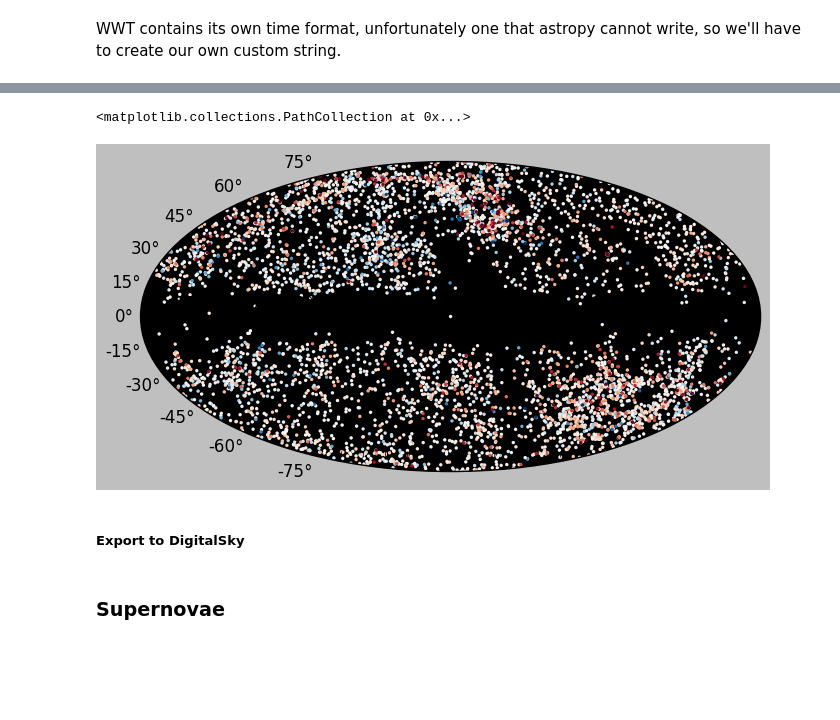
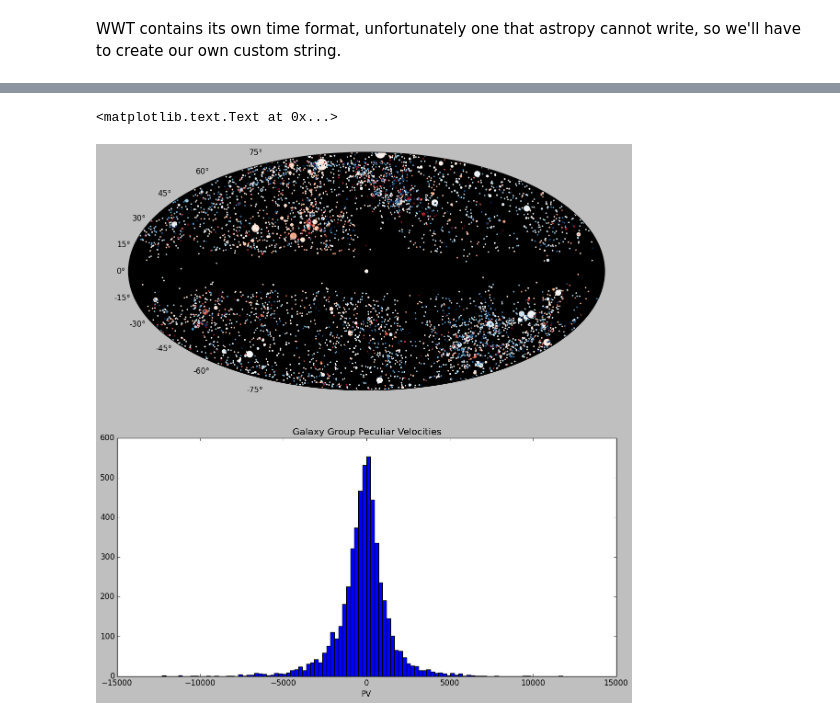
Before and after one commit to marksubbarao/pyWWT_AAS225, a Jupyter notebook: CosmicFlows.ipynb, the cells around one changed output, grey strips where cells are left out. Drawn from its saved outputs; the diff is of its cells as text; code cells hidden in the pictures; blank space fills up the shorter version.

Commit message:
Adding CosmicFlows2

```diff
--- a/CosmicFlows.ipynb
+++ b/CosmicFlows.ipynb
@@ -38,3 +40,0 @@ CosmicFlows.rename_column('__Kmag_', 'Kmag')
-# %%
-CosmicFlows=Cats[1]
-CosmicFlows
@@ -59,5 +66,5 @@ CosmicFlows
 # %%
-from astropy import coordinates, units
-coordsCol=coordinates.Galactic(CosmicFlows['GGLAT'],CosmicFlows['GGLON'],unit=(units.degree, units.degree),distance=coordinates.Distance(CosmicFlows['Dist'],units.mpc))
+coordsCol=SkyCoord(CosmicFlows['GGLAT'],CosmicFlows['GGLON'],unit=(u.degree, u.degree),\
+                   distance=Distance(CosmicFlows['Dist'],u.Mpc),frame='galactic')
 CosmicFlows.add_column(Column(coordsCol.icrs.ra,name='RA',meta={'ucd': 'pos.eq.ra'}),0)
 CosmicFlows.add_column(Column(coordsCol.icrs.dec,name='Dec',meta={'ucd': 'pos.eq.dec'}),1)
@@ -63,0 +94,5 @@ CosmicFlows.add_column(Column(coordsCol.icrs.dec,name='Dec',meta={'ucd': 'pos.eq
+# %%
+colors = map_array_to_colors(CosmicFlows['PV'], "RdBu", scale="linear", vmin=-2500, vmax=2500)
+# %%
+CosmicFlows.add_column(Column(colors,name='colors'))
+CosmicFlows
@@ -108,13 +144,15 @@ ImportError: No module named seaborn
 # %%
-fig = plt.figure (figsize=(8,6))
-ax = fig.add_subplot(111,projection="mollweide", axisbg='black')
+fig = plt.figure (figsize=(14,22))
+ax = fig.add_subplot(311,projection="mollweide", axisbg='black')
 ax.grid(False)
 ax.get_xaxis().tick_bottom()
-ax.scatter(coordsCol.galactic.l.wrap_at(180.*units.degree).radian,\
-           coordsCol.galactic.b.radian,s=6,c=CosmicFlows['PV'],\
-           cmap='RdBu',vmin=-5000.,vmax=5000.,lw=0)
+ax.scatter(coordsCol.l.wrap_at(180.*u.degree).radian,\
+           coordsCol.b.radian,s=2*CosmicFlows['N1']+4,c=-1*CosmicFlows['PV'],\
+           cmap='RdBu',vmin=-2500.,vmax=2500.,lw=0)
+a2 = fig.add_subplot(312)
+a2.hist(CosmicFlows['PV'],bins=100)
+a2.set_title("Galaxy Group Peculiar Velocities")
+a2.set_xlabel("PV")
 # %% [output]
-<matplotlib.collections.PathCollection at 0x...>
+<matplotlib.text.Text at 0x...>
-[figure, old version]
+[figure, new version]
-# %% [markdown]
-##### Export to DigitalSky
@@ -123,2 +158,0 @@ print
-# %% [markdown]
-### Supernovae
```
Also changed, not shown: parts of 31 cells of this notebook.
